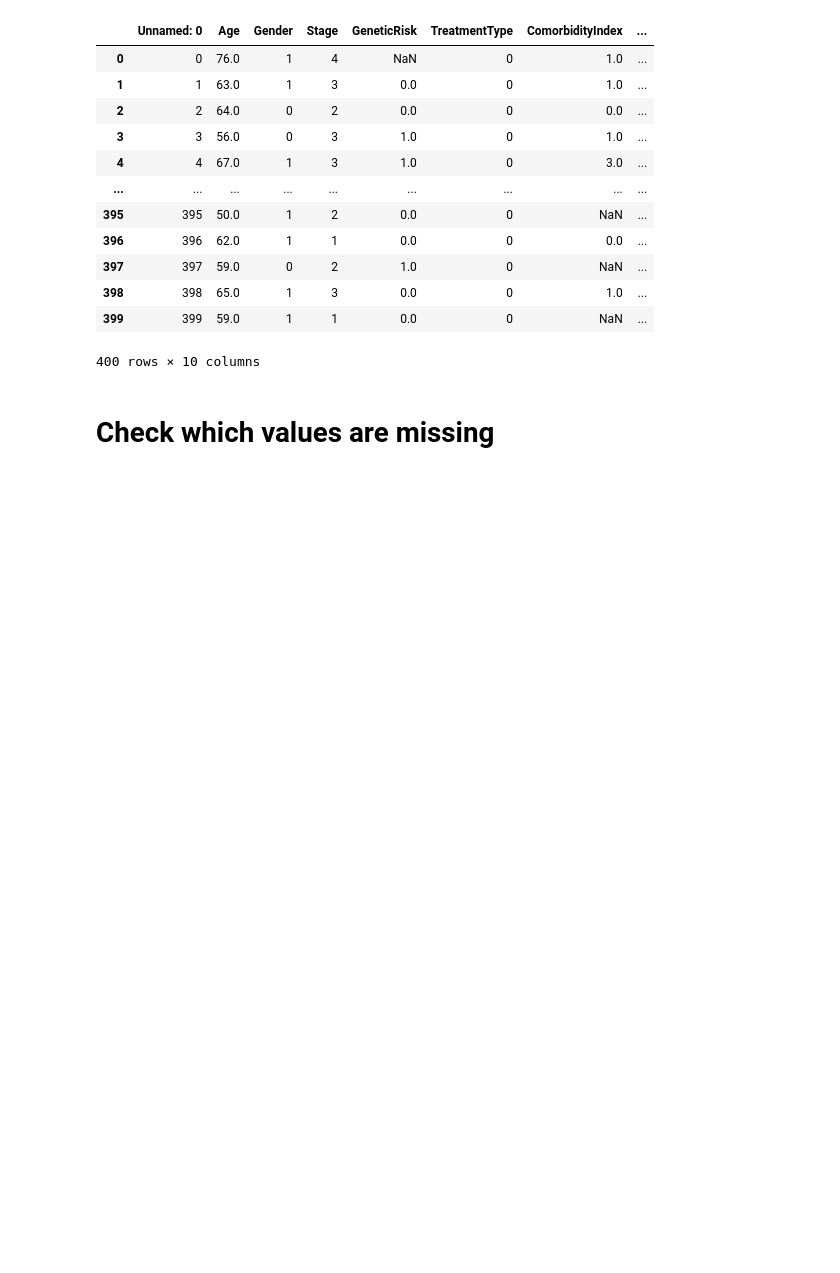
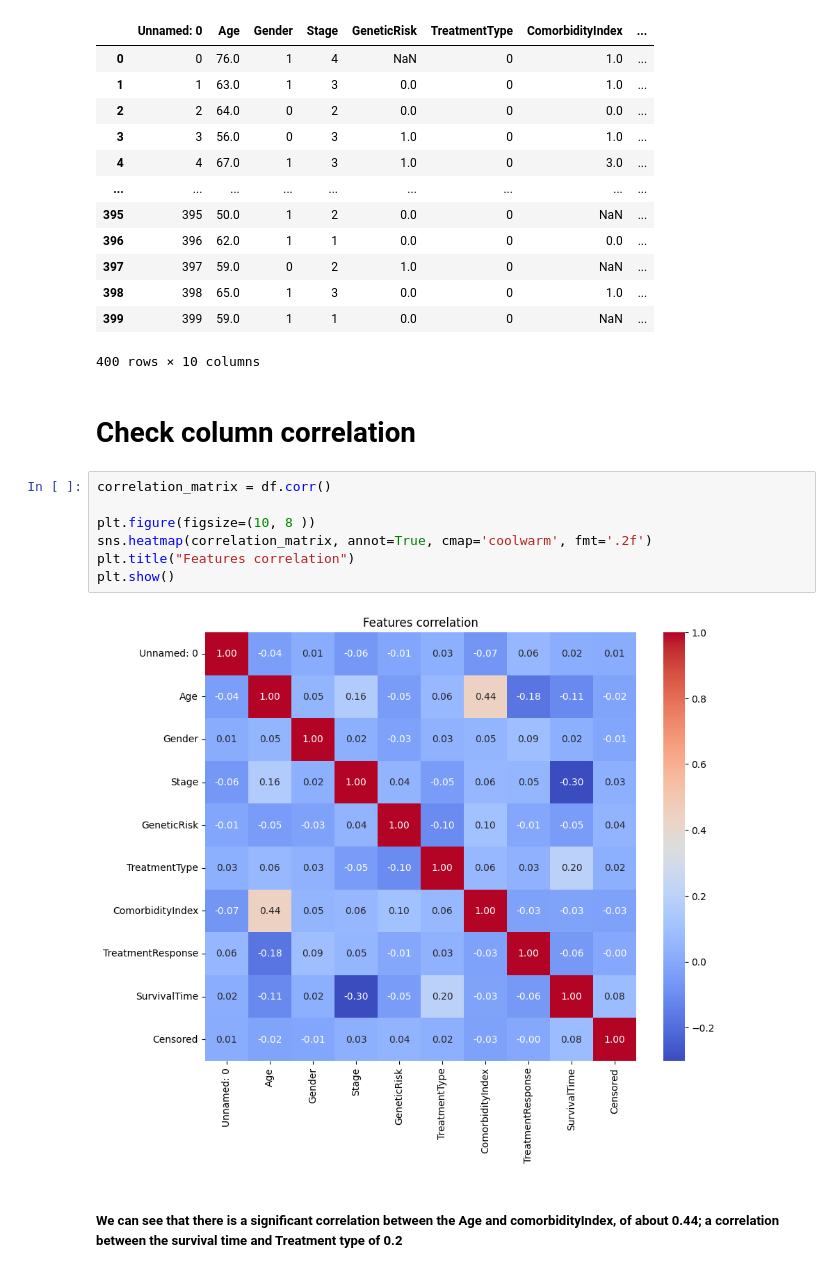
Before and after one commit to Joao1531/AA_P2, a Jupyter notebook: Melanoma_Prediction.ipynb, the cells around one changed output. Drawn from its saved outputs; the diff is of its cells as text; blank space fills up the shorter version.

```diff
--- a/Melanoma_Prediction.ipynb
+++ b/Melanoma_Prediction.ipynb
@@ -24,6 +39,17 @@ df
 | 398 | 398 | 65.0 | 1 | 3 | 0.0 | 0 | 1.0 | ... |
 | 399 | 399 | 59.0 | 1 | 1 | 0.0 | 0 | NaN | ... |
 400 rows × 10 columns
-# %% [markdown]
-# Check which values are missing
+# %% [markdown]
+# Check column correlation
+# %%
+correlation_matrix = df.corr()
+
+plt.figure(figsize=(10, 8 ))
+sns.heatmap(correlation_matrix, annot=True, cmap='coolwarm', fmt='.2f')
+plt.title("Features correlation")
+plt.show()
+# %% [output]
+[figure, added]
+# %% [markdown]
+##### We can see that there is a significant correlation between the Age and comorbidityIndex, of about 0.44; a correlation between the survival time and Treatment type of 0.2
 # %%
```
Also changed, not shown: parts of 16 cells of this notebook, 4 other files.
